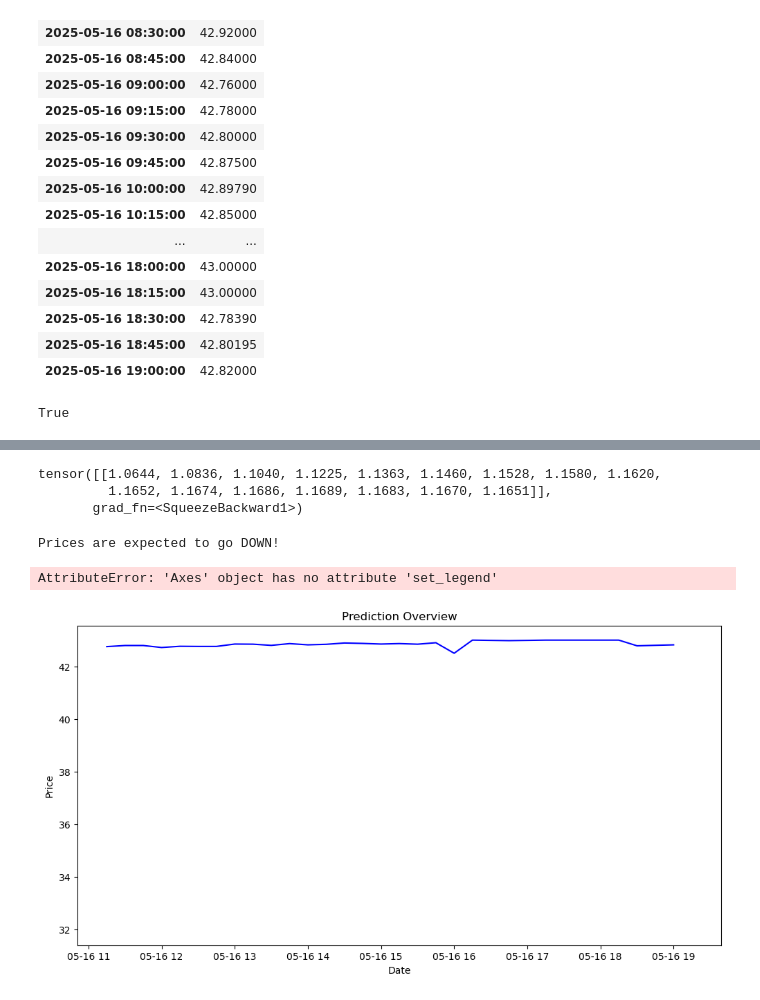
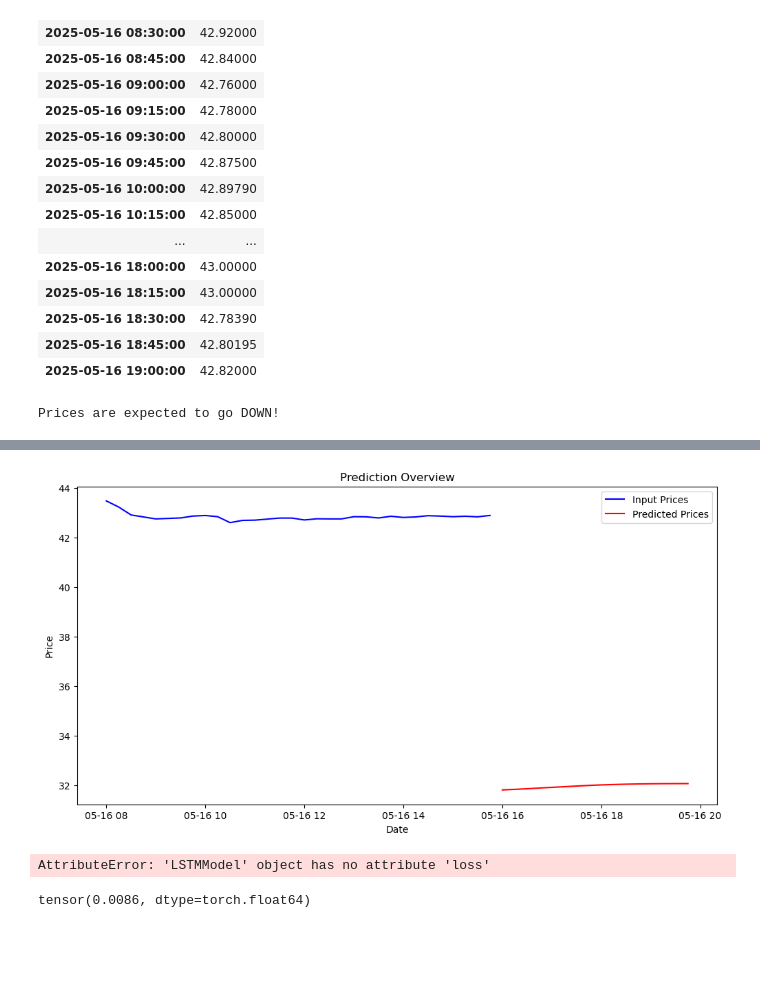
Before and after one commit to paulruesing/hybrid-rl-index-trading, a Jupyter notebook: notebooks/predictor_parametrisation.ipynb, the cells around one changed output, grey strips where cells are left out. Drawn from its saved outputs; the diff is of its cells as text; code cells hidden in the pictures; blank space fills up the shorter version.

```diff
--- a/notebooks/predictor_parametrisation.ipynb
+++ b/notebooks/predictor_parametrisation.ipynb
@@ -995,6 +1067,6 @@ recent_price_data
 | 2025-05-16 18:45:00 | 42.80195 |
 | 2025-05-16 19:00:00 | 42.82000 |
 # %%
-isinstance(recent_price_data.index, pd.DatetimeIndex)
+predictor_a2_1.predict(recent_price_data.iloc[:32])
 # %% [output]
-True
+Prices are expected to go DOWN!
@@ -1001,13 +1086,9 @@ True
+[figure, added]
-# %%
-input = torch.unsqueeze(torch.tensor(np.array(recent_price_data, dtype=np.float32)), 0)
-predictor_a2_1.lstm_model(input)
-# %% [output]
-tensor([[1.0644, 1.0836, 1.1040, 1.1225, 1.1363, 1.1460, 1.1528, 1.1580, 1.1620,
-         1.1652, 1.1674, 1.1686, 1.1689, 1.1683, 1.1670, 1.1651]],
-       grad_fn=<SqueezeBackward1>)
-# %%
-predictor_a2_1.predict(np.array(recent_price_data, dtype=np.float32)[-32:], input_dates=np.array(recent_price_data.index)[-32:])
-# %% [output]
-Prices are expected to go DOWN!
-AttributeError: 'Axes' object has no attribute 'set_legend'
-[figure, removed]
+# %%
+predictor_a2_1.lstm_model.loss()
+# %% [output]
+AttributeError: 'LSTMModel' object has no attribute 'loss'
+# %%
+predictor_a2_1.loss_criterion(torch.Tensor(predictor_a2_1.predictions_train), predictor_a2_1.Y_train)
+# %% [output]
+tensor(0.0086, dtype=torch.float64)
```
Also changed, not shown: parts of 17 cells of this notebook.
